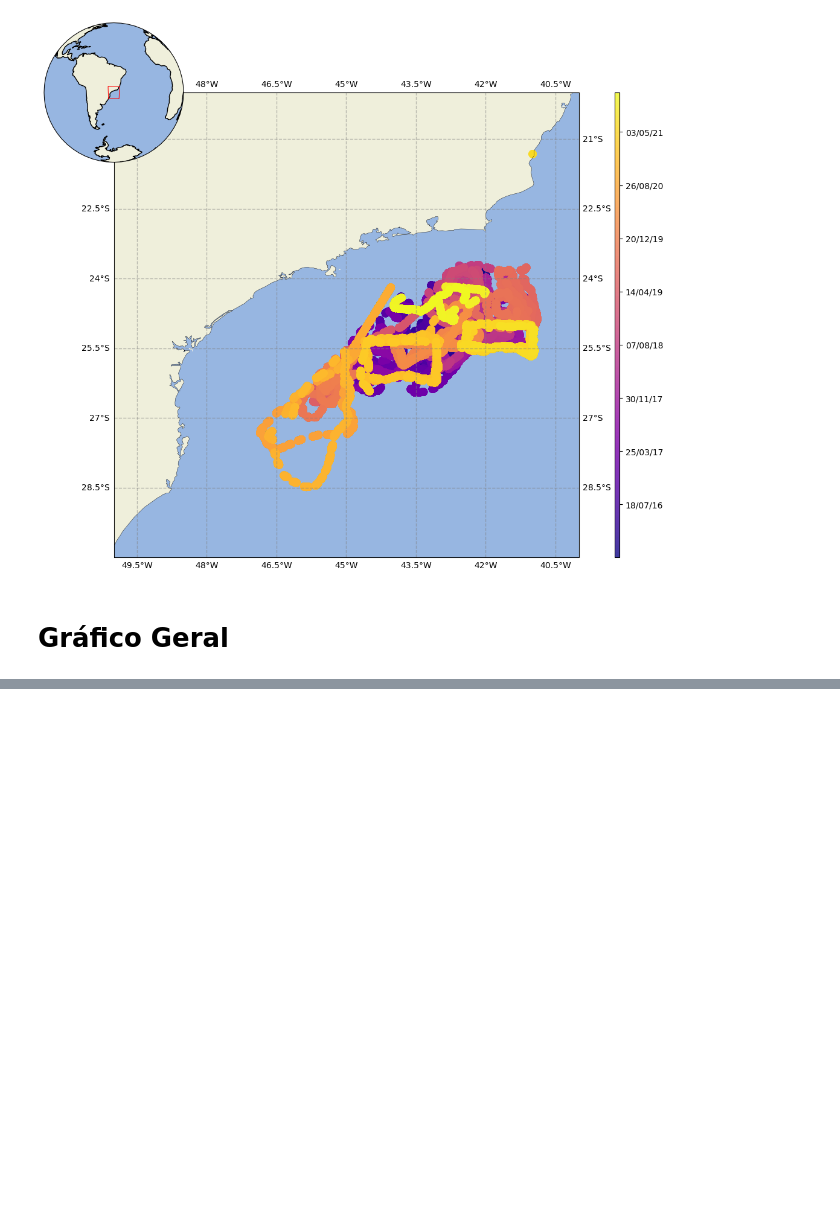
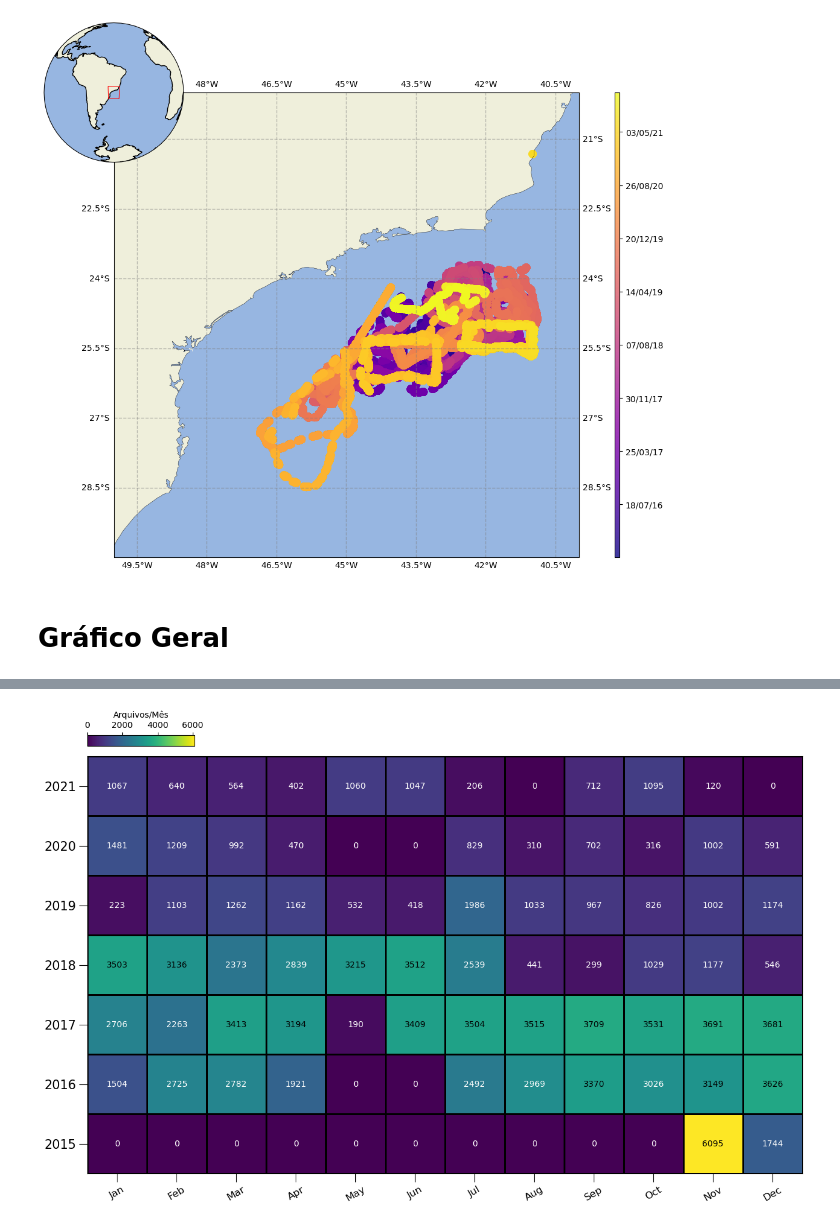
Before and after one commit to dIOGOLOC/marefone, a Jupyter notebook: diverse_tools/Tutorial/Tutorial_Glider_CSV_data.ipynb, the cells around one changed output, grey strips where cells are left out. Drawn from its saved outputs; the diff is of its cells as text; code cells hidden in the pictures; blank space fills up the shorter version.

Commit message:
improving plotting tutorial.

```diff
--- a/diverse_tools/Tutorial/Tutorial_Glider_CSV_data.ipynb
+++ b/diverse_tools/Tutorial/Tutorial_Glider_CSV_data.ipynb
@@ -78,12 +78,18 @@ FOLDER_OUTPUT = '/home/dIOGOLOC/dados_posdoc/gliders_project/OUTPUT/'
 # %% [markdown]
 # Calculating datetime between INITIAL_DATE and  FINAL_DATE
 # %%
-datatime_initial = datetime.strptime('2015-06-01', "%Y-%m-%d").date()
+# ==========================================================
+# Calculating datetime between INITIAL_DATE and  FINAL_DATE
+# ==========================================================
+
+datatime_initial = datetime.strptime('2015-01-01', "%Y-%m-%d").date()
 
 datatime_final = datetime.strptime('2021-12-31', "%Y-%m-%d").date()
 
 datetime_lista = np.arange(datatime_initial, datatime_final, timedelta(days=1)).astype(datetime)
 
+datetime_lista_years = sorted(list(set([i.strftime("%Y") for i in datetime_lista])))
+
 xlim_initial = mdates.date2num(datatime_initial)
 xlim_final = mdates.date2num(datatime_final)
 # %% [markdown]
@@ -199,3 +209,6 @@ array([datetime.datetime(2015, 6, 1, 0, 0),
        datetime.datetime(2021, 12, 28, 0, 0),
        datetime.datetime(2021, 12, 29, 0, 0),
        datetime.datetime(2021, 12, 30, 0, 0)], dtype=object)
+# %%
+# Get unique values from 'col1'
+filtered_dataframe_csv = dataframe_csv.drop_duplicates(subset='filename')
@@ -203,0 +271,51 @@ data_x_axis = check_datetime_in_period(datetime_lista,df_to_plot)
+# %%
+
+# ==========================
+# Plotting DATA availability
+# ==========================
+#x axis parameters
+
+days = DayLocator(interval=1)  # every 1 day
+months = MonthLocator(interval=1)  # every 1 month
+monthsFmt = DateFormatter('%b-%y')
+
+#Matplotlib parameters
+fig, ax = plt.subplots(nrows=1, ncols=1,figsize=(16,9))
+
+im = ax.pcolormesh(data_x_axis,cmap='viridis', shading ='flat',ec='k')
+
+# Get the dimensions of the array
+rows, cols = data_x_axis.shape
+
+# Loop over each cell and add the cell value as text
+for i in range(rows):
+    for j in range(cols):
+        cell_value = int(data_x_axis[i, j])
+        text_color = 'white' if cell_value < np.max(data_x_axis)/2 else 'black'
+        ax.text(j + 0.5, i + 0.5, str(cell_value), color=text_color,ha='center', va='center')
+
+# Set the tick locations and labels
+# Set the x and y axis tick locations and labels
+ax.set_xticks(np.arange(data_x_axis.shape[1]) + 0.5, name_months,fontsize=15)
+ax.set_yticks(np.arange(data_x_axis.shape[0]) + 0.5, datetime_lista_years,fontsize=15)
+
+ax.tick_params(which='minor', length=2)
+ax.tick_params(which='major', length=10)
+ax.set_aspect(1)
+
+plt.setp(ax.xaxis.get_majorticklabels(), fontsize=12,rotation=30)
+
+#criando a localização da barra de cores:
+axins = inset_axes(ax,
+                    width="15%",  # width = 15% of parent_bbox width
+                    height="2.5%",  # height : 2.5%
+                    loc='upper left',
+                    bbox_to_anchor=(0.0, 0.05, 1, 1),
+                    bbox_transform=ax.transAxes,
+                    borderpad=0,
+                    )
+cbar = fig.colorbar(im, cax=axins, orientation="horizontal", ticklocation='top',label='Arquivos/Mês')
+os.makedirs(FOLDER_OUTPUT+'/FIGURAS/',exist_ok=True)
+fig.savefig(FOLDER_OUTPUT+'/FIGURAS/'+'COMPLETENESS_CSV_'+datatime_initial.strftime("%Y")+'_'+datatime_final.strftime("%Y")+'.png',dpi=300)
+# %% [output]
+[figure, added]
```
Also changed, not shown: parts of 9 cells of this notebook, 2 other files.
